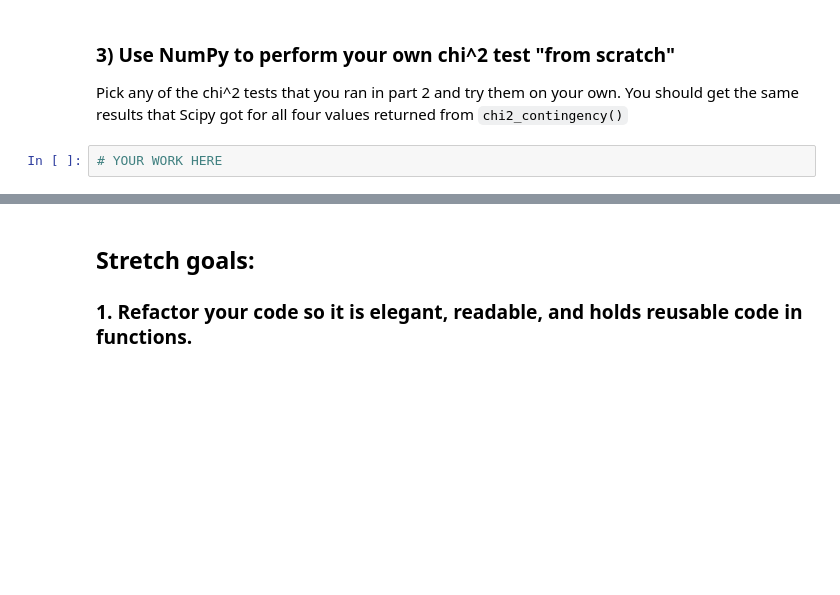
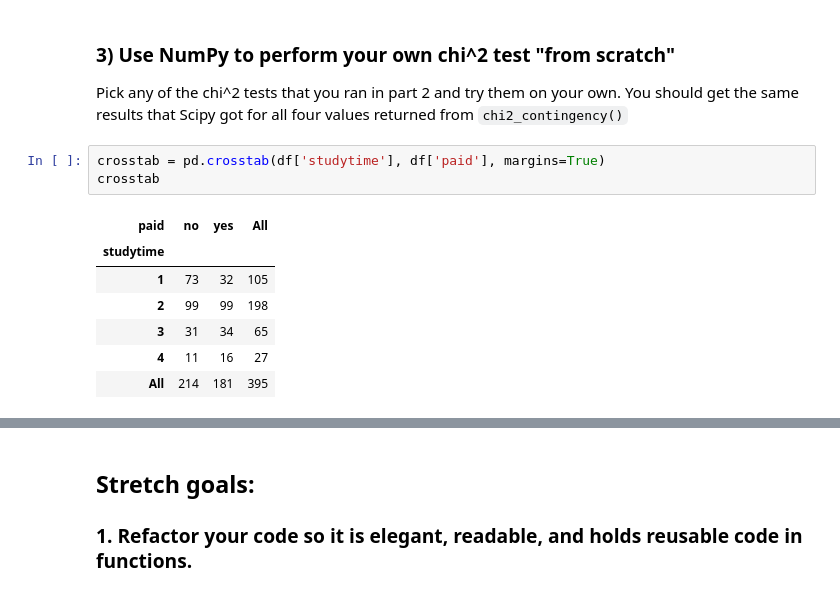
Before and after one commit to KilovoIt/Unit-_1-revised, a Jupyter notebook: LS_DS_122_Chi2_Tests_Assignment_revised.ipynb, the cells around one changed output, grey strips where cells are left out. Cells and saved outputs as stored; diff of their text form; blank space fills up the shorter version.

```diff
--- a/LS_DS_122_Chi2_Tests_Assignment_revised.ipynb
+++ b/LS_DS_122_Chi2_Tests_Assignment_revised.ipynb
@@ -87,5 +96,14 @@ TypeError: ignored
 ### 3) Use NumPy to perform your own chi^2 test "from scratch"
 
 Pick any of the chi^2 tests that you ran in part 2 and try them on your own. You should get the same results that Scipy got for all four values returned from `chi2_contingency()`
-# %%
-# YOUR WORK HERE
+# %%
+crosstab = pd.crosstab(df['studytime'], df['paid'], margins=True)
+crosstab
+# %% [output]
+| paid | no | yes | All |
+| studytime |  |  |  |
+| 1 | 73 | 32 | 105 |
+| 2 | 99 | 99 | 198 |
+| 3 | 31 | 34 | 65 |
+| 4 | 11 | 16 | 27 |
+| All | 214 | 181 | 395 |
```
Also changed, not shown: parts of 2 cells of this notebook.
